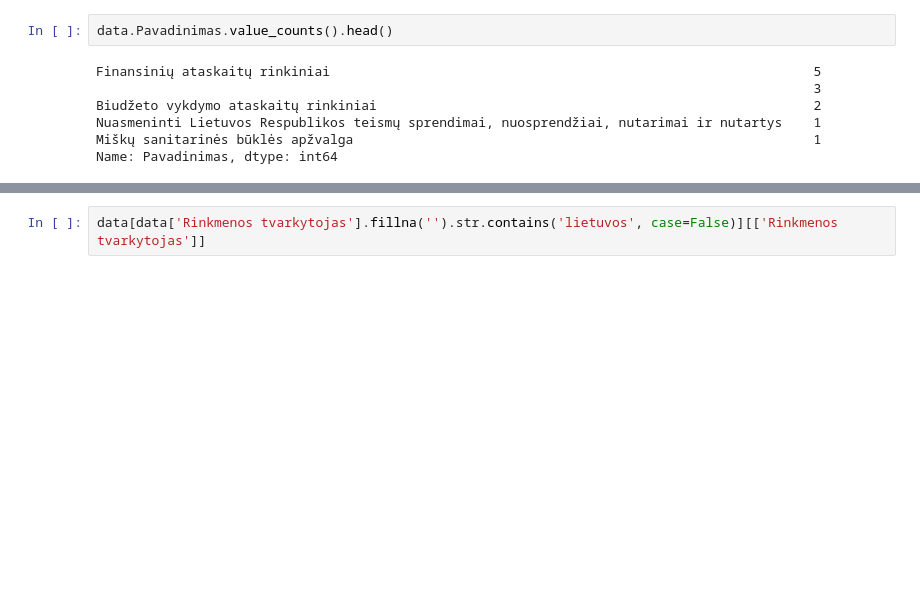
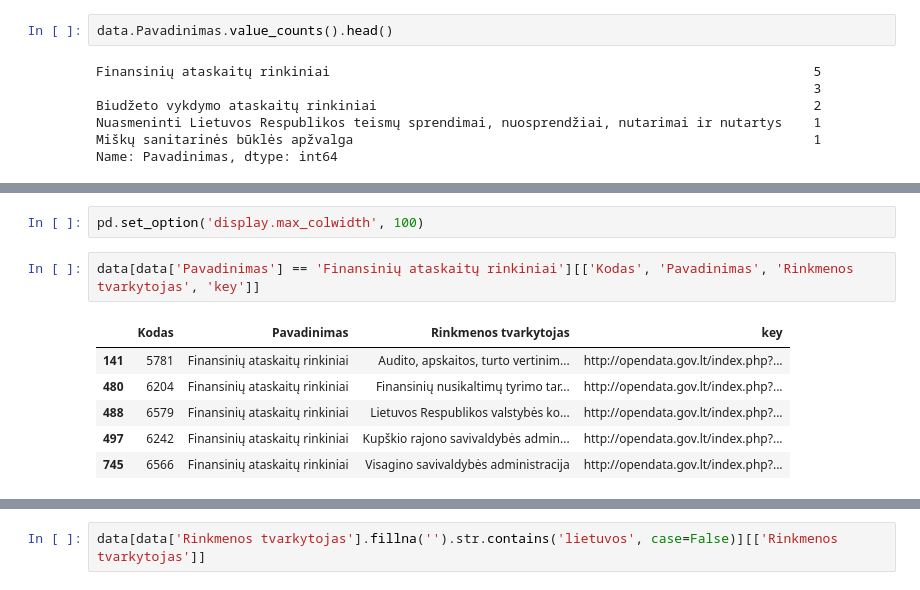
Before and after one commit to sirex/ckan-ivpk-import, a Jupyter notebook: notebook.ipynb, the cells around one changed output, grey strips where cells are left out. Drawn from its saved outputs; the diff is of its cells as text; blank space fills up the shorter version.

```diff
--- a/notebook.ipynb
+++ b/notebook.ipynb
@@ -35,0 +47,11 @@ Name: Pavadinimas, dtype: int64
+# %%
+pd.set_option('display.max_colwidth', 100)
+# %%
+data[data['Pavadinimas'] == 'Finansinių ataskaitų rinkiniai'][['Kodas', 'Pavadinimas', 'Rinkmenos tvarkytojas', 'key']]
+# %% [output]
+|  | Kodas | Pavadinimas | Rinkmenos tvarkytojas | key |
+| 141 | 5781 | Finansinių ataskaitų rinkiniai | Audito, apskaitos, turto vertinim... | http://opendata.gov.lt/index.php?... |
+| 480 | 6204 | Finansinių ataskaitų rinkiniai | Finansinių nusikaltimų tyrimo tar... | http://opendata.gov.lt/index.php?... |
+| 488 | 6579 | Finansinių ataskaitų rinkiniai | Lietuvos Respublikos valstybės ko... | http://opendata.gov.lt/index.php?... |
+| 497 | 6242 | Finansinių ataskaitų rinkiniai | Kupškio rajono savivaldybės admin... | http://opendata.gov.lt/index.php?... |
+| 745 | 6566 | Finansinių ataskaitų rinkiniai | Visagino savivaldybės administracija | http://opendata.gov.lt/index.php?... |
```
Also changed, not shown: parts of 8 cells of this notebook, 2 other files.
